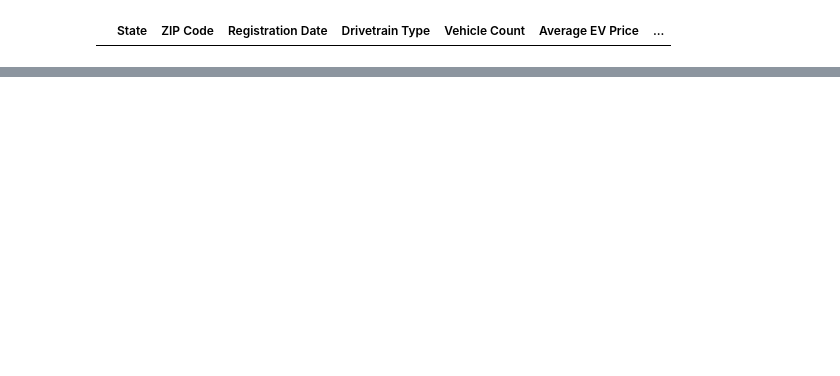
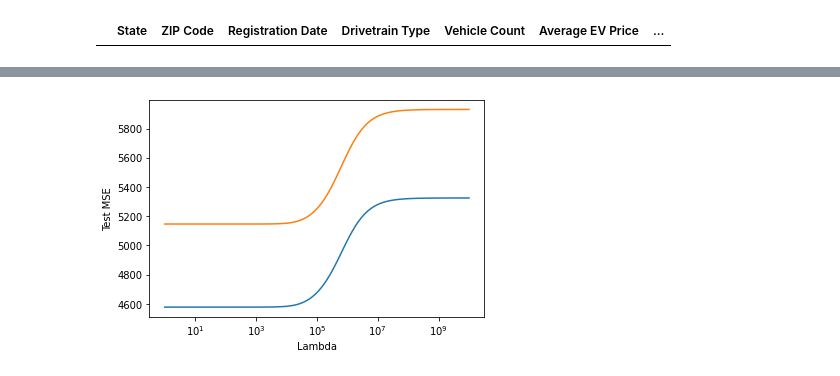
Before and after one commit to shakesy94/ev_adoption_ml, a Jupyter notebook: Combine_Data.ipynb, the cells around one changed output, grey strips where cells are left out. Cells and saved outputs as stored; diff of their text form; code cells hidden in the pictures; blank space fills up the shorter version.

```diff
--- a/Combine_Data.ipynb
+++ b/Combine_Data.ipynb
@@ -137,0 +166,38 @@ df1
+# %%
+# Get labels of all features
+features = [c for c in df.columns if c not in [predict_label] + drop_col]
+
+# extract values to np
+y = df[predict_label].to_numpy()
+X = df[features].to_numpy()
+
+# split train/test
+X_train, X_test, y_train, y_test = train_test_split(X, y, test_size=0.2, random_state=0)
+
+# standardize X
+scaler = StandardScaler().fit(X_train)
+X_train = scaler.transform(X_train)
+X_test = scaler.transform(X_test)
+
+# print(features)
+# print(y[:5])
+# print(X[:5])
+# %%
+lambdas = np.logspace(-0, 10, 100)
+ridge_train = list()
+ridge_test = list()
+for lam in lambdas:
+    ridge = Ridge(alpha=lam).fit(X_train, y_train)
+    ridge_train.append(np.mean((y_train - ridge.predict(X_train))**2))
+    ridge_test.append(np.mean((y_test - ridge.predict(X_test))**2))
+
+plt.plot(lambdas, ridge_test)
+plt.xscale('log')
+plt.xlabel('Lambda')
+plt.ylabel('Test MSE')
+plt.plot(lambdas, ridge_train)
+plt.show()
+
+plt.show()
+# %% [output]
+[figure, added]
```
Also changed, not shown: parts of 15 cells of this notebook, 1 other file.
